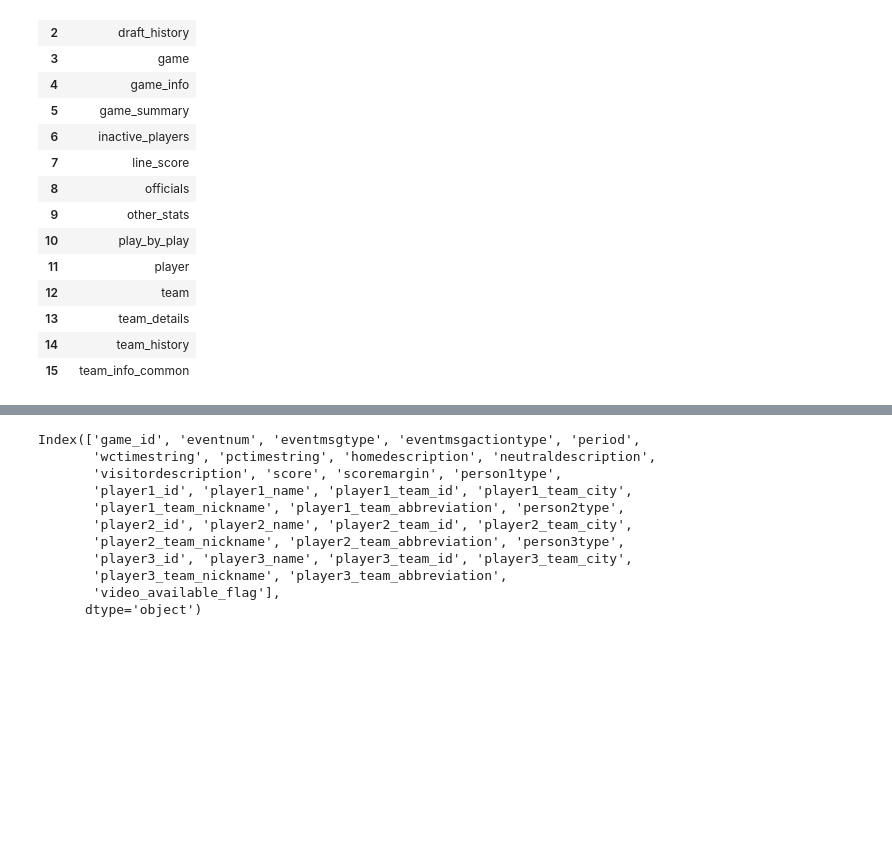
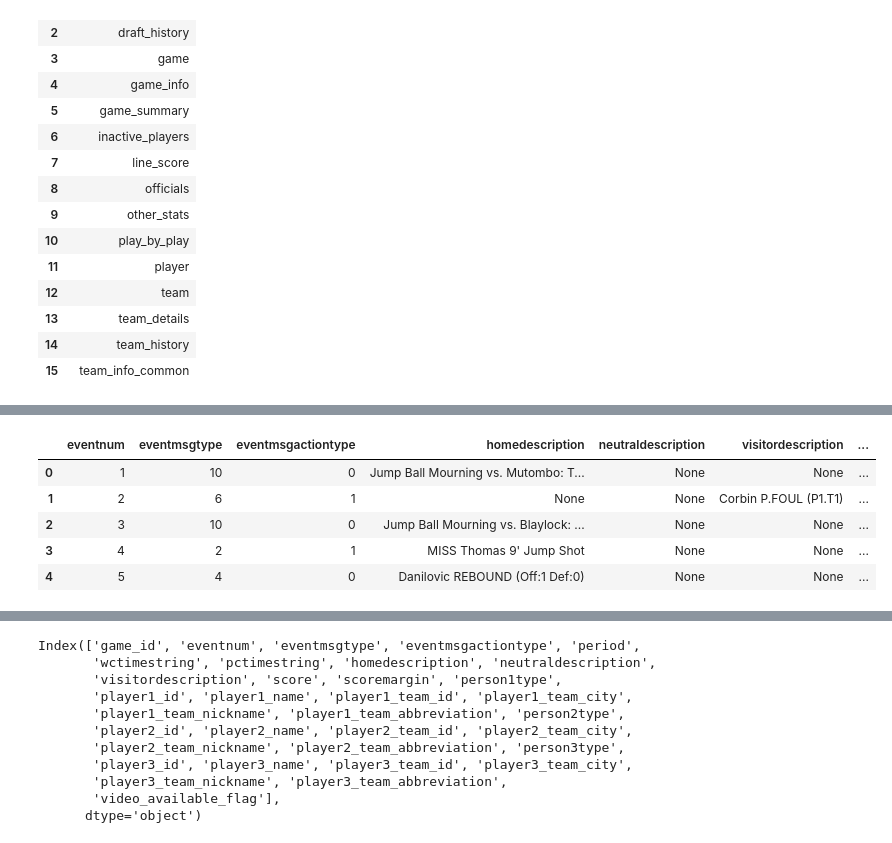
Before and after one commit to FWJK1/bayesketball, a Jupyter notebook: src/test.ipynb, the cells around one changed output, grey strips where cells are left out. Drawn from its saved outputs; the diff is of its cells as text; code cells hidden in the pictures; blank space fills up the shorter version.

```diff
--- a/src/test.ipynb
+++ b/src/test.ipynb
@@ -59,3 +70,20 @@ df.head(30)
+# %%
+df[[ 'eventnum', 'eventmsgtype', 'eventmsgactiontype',
+        'homedescription', 'neutraldescription',
+       'visitordescription',  'player1_id', 'player1_name', 'player1_team_id',
+       'person2type',
+       'player2_id', 'player2_name', 'player2_team_id',
+       'person3type',
+       'player3_id', 'player3_name', 'player3_team_id',
+        'player3_team_abbreviation',
+    ]].head(5)
+# %% [output]
+|  | eventnum | eventmsgtype | eventmsgactiontype | homedescription | neutraldescription | visitordescription | ... |
+| 0 | 1 | 10 | 0 | Jump Ball Mourning vs. Mutombo: T... | None | None | ... |
+| 1 | 2 | 6 | 1 | None | None | Corbin P.FOUL (P1.T1) | ... |
+| 2 | 3 | 10 | 0 | Jump Ball Mourning vs. Blaylock: ... | None | None | ... |
+| 3 | 4 | 2 | 1 | MISS Thomas 9' Jump Shot | None | None | ... |
+| 4 | 5 | 4 | 0 | Danilovic REBOUND (Off:1 Def:0) | None | None | ... |
 # %%
 df[["homedescription",	"neutraldescription"	,"visitordescription"]]
 # %% [output]
```
Also changed, not shown: parts of 5 cells of this notebook, 1 other file.
